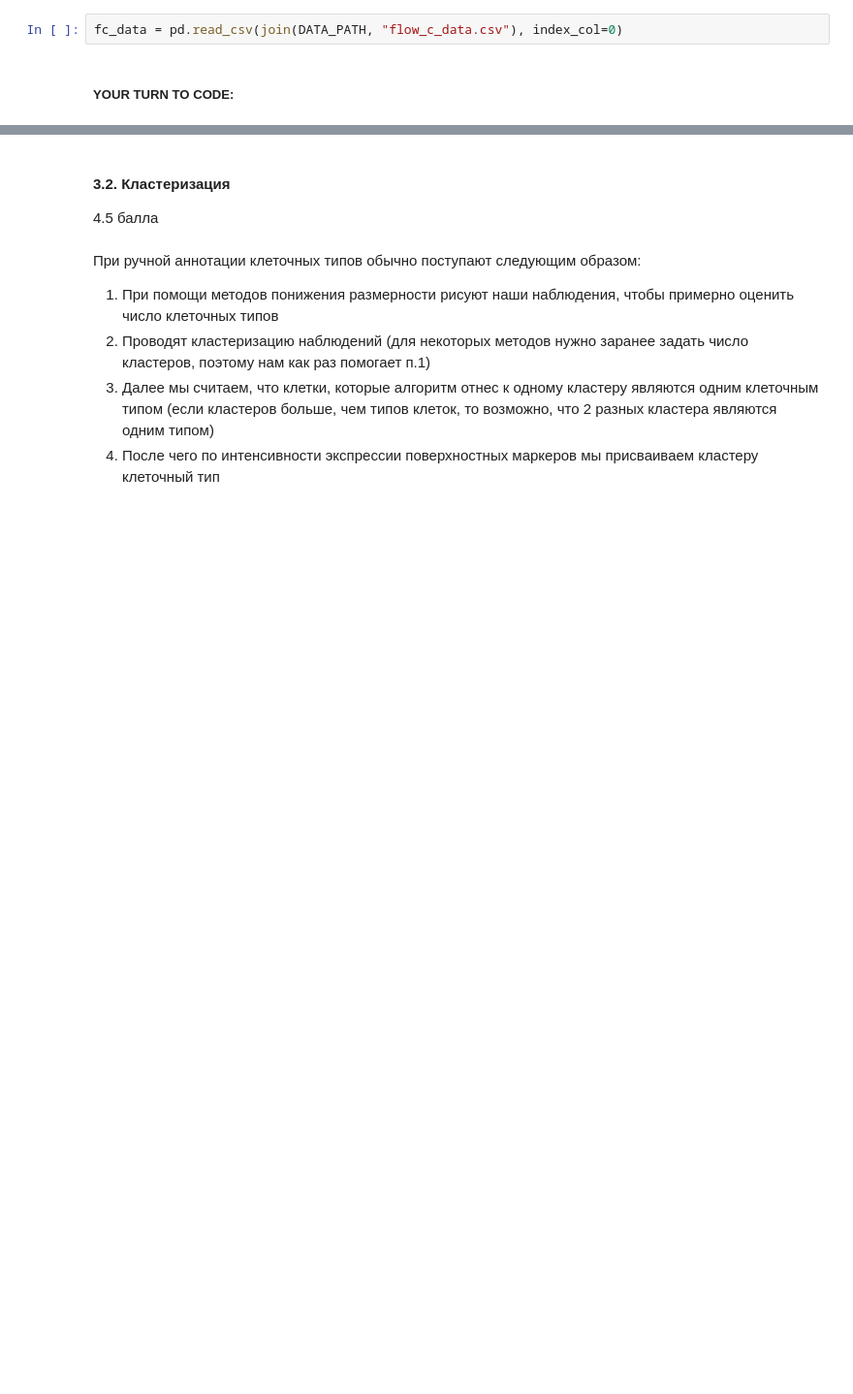
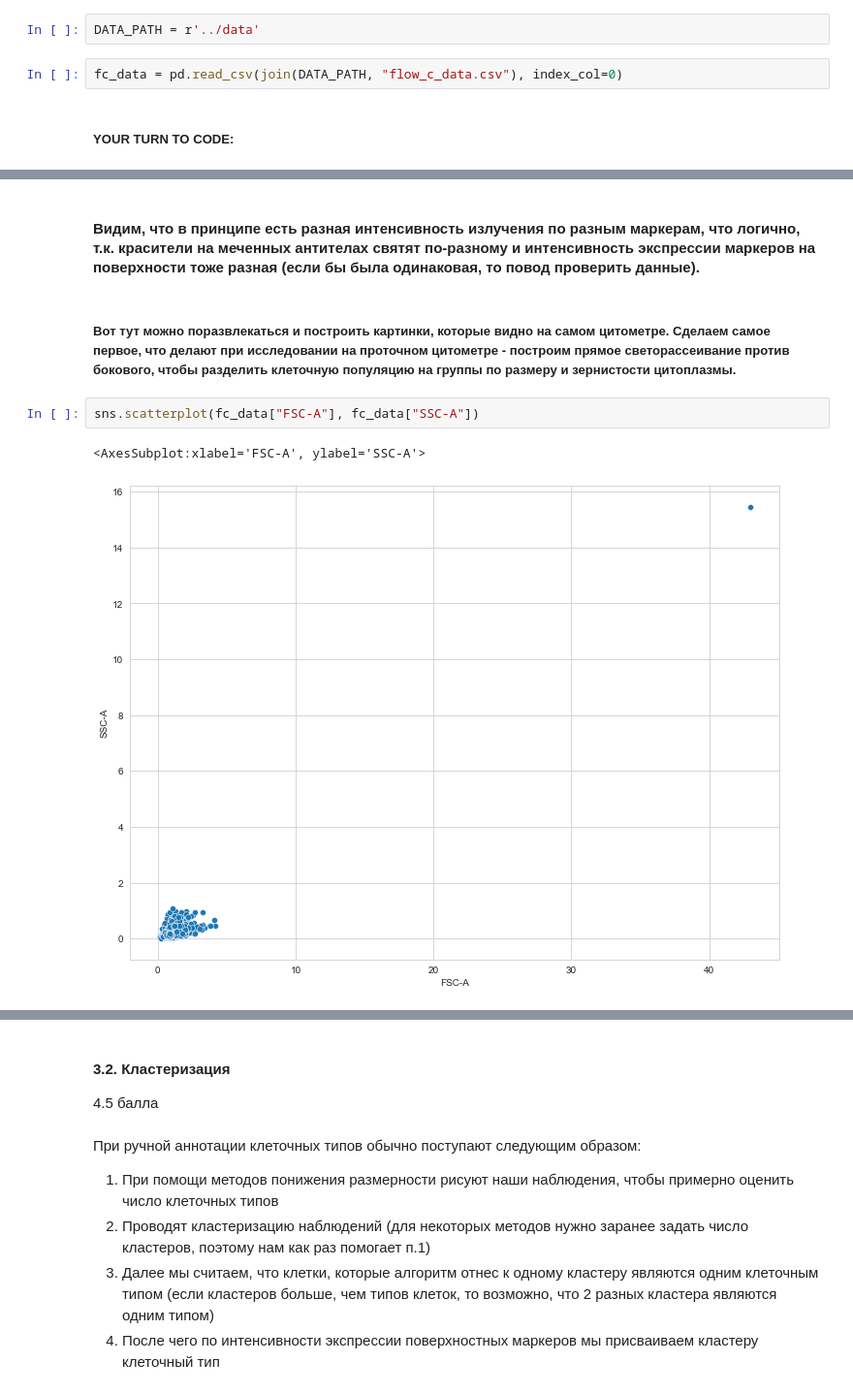
Before and after one commit to immbiochem/BI_ML_2021, a Jupyter notebook: Claster/code/Cluster_tSNE.ipynb, the cells around one changed output, grey strips where cells are left out. Shown at 97% size. Cells and saved outputs as stored; diff of their text form; blank space fills up the shorter version.

```diff
--- a/Claster/code/Cluster_tSNE.ipynb
+++ b/Claster/code/Cluster_tSNE.ipynb
@@ -297,6 +297,8 @@ algorithm_selection(X, distances, algorithms, metrics)
 1. Посмотрите на данные (можно попробовать метод `describe`)
 2. Сколько у нас клеток / признаков
 3. Постройте распределения каждого признака (есть ли очевинные выбросы?)
+# %%
+DATA_PATH = r'../data'
 # %%
 fc_data = pd.read_csv(join(DATA_PATH, "flow_c_data.csv"), index_col=0)
 # %% [markdown]
@@ -303,0 +355,9 @@ fc_data = pd.read_csv(join(DATA_PATH, "flow_c_data.csv"), index_col=0)
+# %% [markdown]
+#### Видим, что в принципе есть разная интенсивность излучения по разным маркерам, что логично, т.к. красители на меченных антителах святят по-разному и интенсивность экспрессии маркеров на поверхности тоже разная (если бы была одинаковая, то повод проверить данные).
+# %% [markdown]
+##### Вот тут можно поразвлекаться и построить картинки, которые видно на самом цитометре. Сделаем самое первое, что делают при исследовании на проточном цитометре - построим прямое светорассеивание против бокового, чтобы разделить клеточную популяцию на группы по размеру и зернистости цитоплазмы.
+# %%
+sns.scatterplot(fc_data["FSC-A"], fc_data["SSC-A"])
+# %% [output]
+<AxesSubplot:xlabel='FSC-A', ylabel='SSC-A'>
+[figure, added]
```
Also changed, not shown: parts of 28 cells of this notebook.
